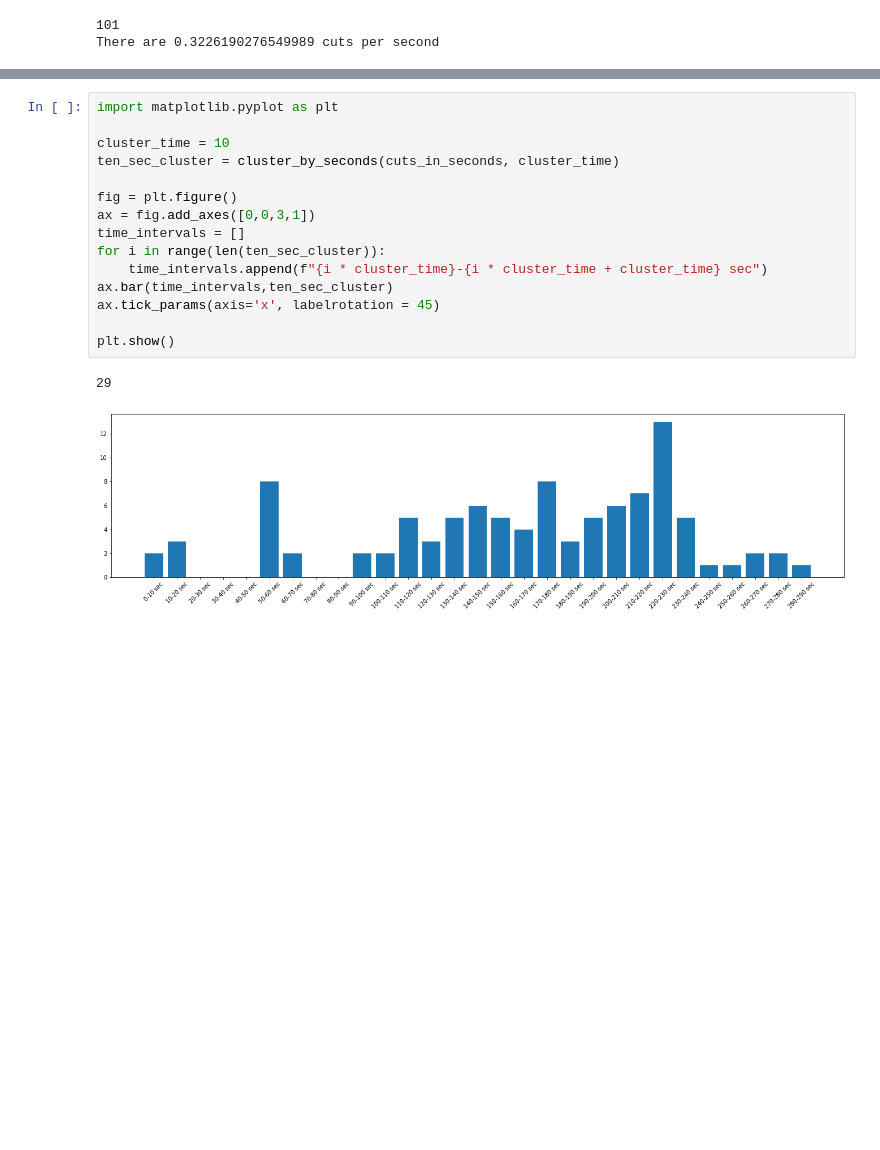
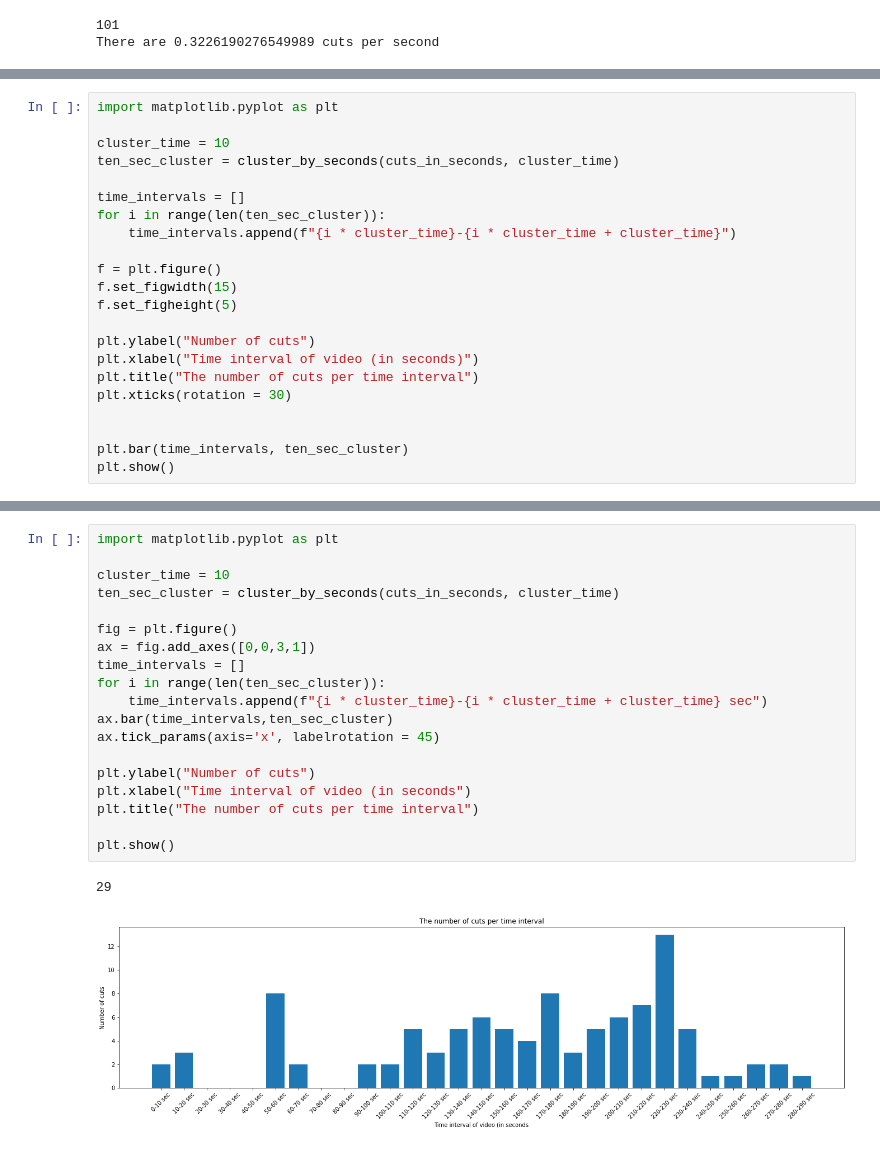
Before and after one commit to p-ai-org/P-YUM, a Jupyter notebook: Cut Frequency/cut_frequency.ipynb, the cells around one changed output, grey strips where cells are left out. Saved outputs shown, nothing was run; the diff lists cells and outputs as text; blank space fills up the shorter version.

```diff
--- a/Cut Frequency/cut_frequency.ipynb
+++ b/Cut Frequency/cut_frequency.ipynb
@@ -84,0 +83,22 @@ def cluster_by_seconds(cuts_in_seconds, cluster_time):
+# %%
+import matplotlib.pyplot as plt
+
+cluster_time = 10
+ten_sec_cluster = cluster_by_seconds(cuts_in_seconds, cluster_time)
+
+time_intervals = []
+for i in range(len(ten_sec_cluster)):
+    time_intervals.append(f"{i * cluster_time}-{i * cluster_time + cluster_time}")
+
+f = plt.figure()
+f.set_figwidth(15)
+f.set_figheight(5)
+
+plt.ylabel("Number of cuts")
+plt.xlabel("Time interval of video (in seconds)")
+plt.title("The number of cuts per time interval")
+plt.xticks(rotation = 30)
+
+
+plt.bar(time_intervals, ten_sec_cluster)
+plt.show()
@@ -85,18 +108,22 @@ def cluster_by_seconds(cuts_in_seconds, cluster_time):
 # %%
 import matplotlib.pyplot as plt
 
 cluster_time = 10
 ten_sec_cluster = cluster_by_seconds(cuts_in_seconds, cluster_time)
 
 fig = plt.figure()
 ax = fig.add_axes([0,0,3,1])
 time_intervals = []
 for i in range(len(ten_sec_cluster)):
     time_intervals.append(f"{i * cluster_time}-{i * cluster_time + cluster_time} sec")
 ax.bar(time_intervals,ten_sec_cluster)
 ax.tick_params(axis='x', labelrotation = 45)
 
+plt.ylabel("Number of cuts")
+plt.xlabel("Time interval of video (in seconds")
+plt.title("The number of cuts per time interval")
+
 plt.show()
 # %% [output]
 29
-[figure, old version]
+[figure, new version]
```
Also changed, not shown: parts of 2 cells of this notebook.
